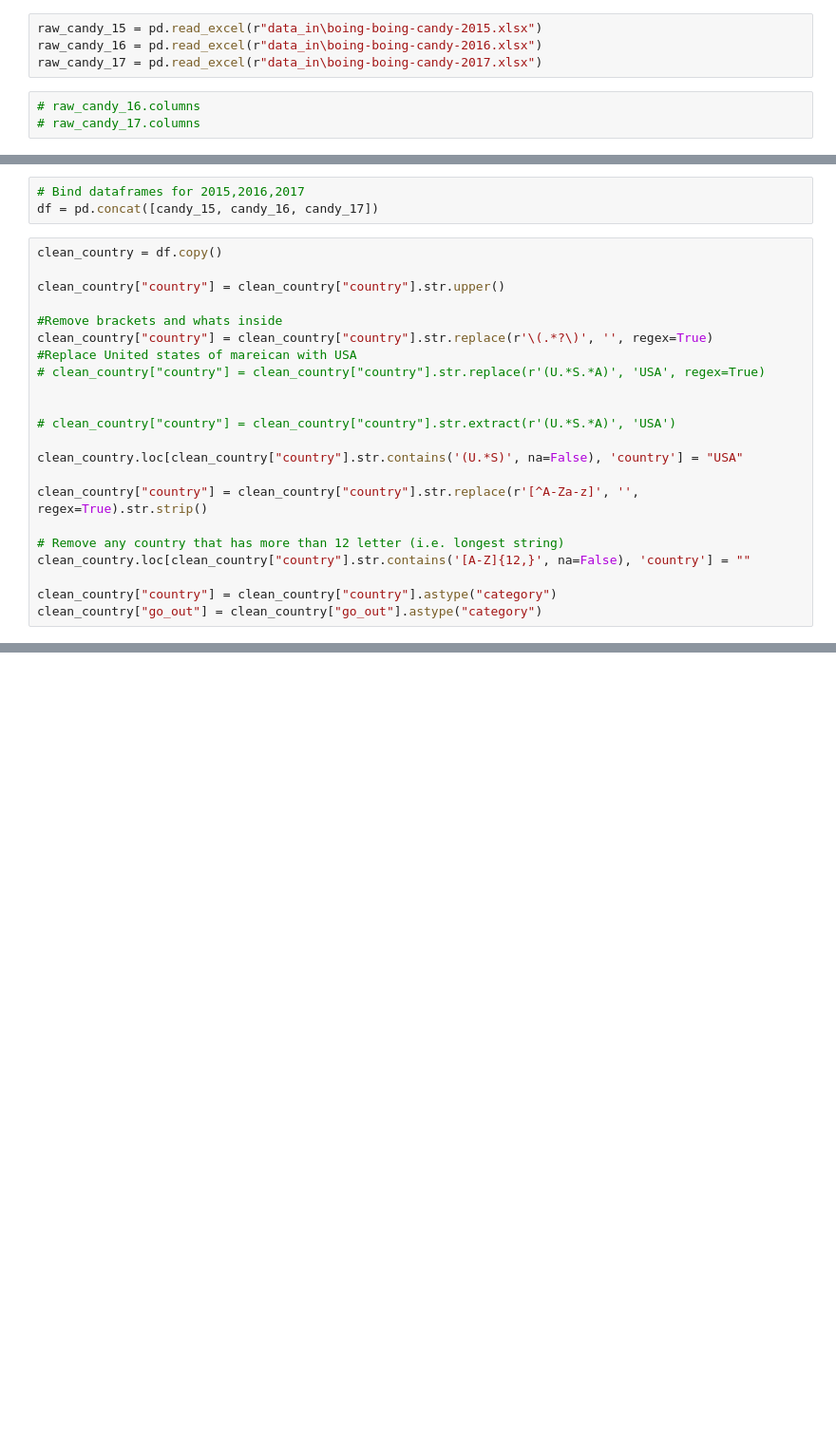
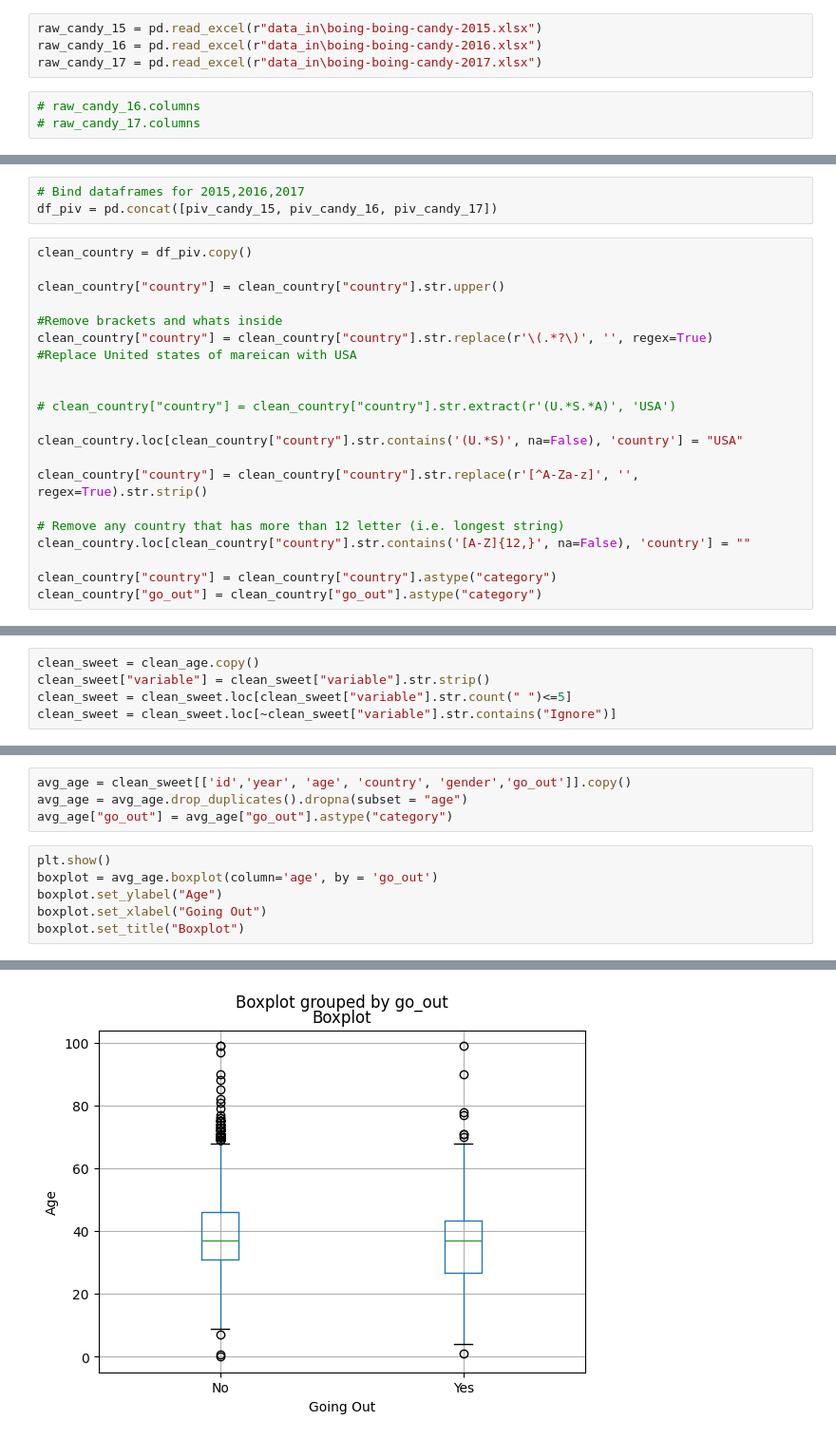
Before and after one commit to kanghinlee/Data_Portfolio, a Jupyter notebook: 01_Dirty_Data_Projects/04_Halloween_Candy_Data/clean_script.ipynb, the cells around one changed output, grey strips where cells are left out. Shown: that part at 95% size. Cells and saved outputs as stored; diff of their text form; blank space fills up the shorter version.

```diff
--- a/01_Dirty_Data_Projects/04_Halloween_Candy_Data/clean_script.ipynb
+++ b/01_Dirty_Data_Projects/04_Halloween_Candy_Data/clean_script.ipynb
@@ -67,15 +87,14 @@ candy_17 = candy_17.melt(id_vars = ['year', 'age', 'country', 'gender'])
 # %%
 # Bind dataframes for 2015,2016,2017
-df = pd.concat([candy_15, candy_16, candy_17])
+df_piv = pd.concat([piv_candy_15, piv_candy_16, piv_candy_17])
 # %%
-clean_country = df.copy()
+clean_country = df_piv.copy()
 
 clean_country["country"] = clean_country["country"].str.upper()
 
 #Remove brackets and whats inside
 clean_country["country"] = clean_country["country"].str.replace(r'\(.*?\)', '', regex=True)
 #Replace United states of mareican with USA
-# clean_country["country"] = clean_country["country"].str.replace(r'(U.*S.*A)', 'USA', regex=True)
 
 
 # clean_country["country"] = clean_country["country"].str.extract(r'(U.*S.*A)', 'USA')
@@ -115,0 +120,5 @@ Name: age, dtype: float64
+# %%
+clean_sweet = clean_age.copy()
+clean_sweet["variable"] = clean_sweet["variable"].str.strip()
+clean_sweet = clean_sweet.loc[clean_sweet["variable"].str.count(" ")<=5]
+clean_sweet = clean_sweet.loc[~clean_sweet["variable"].str.contains("Ignore")]
@@ -115,0 +141,11 @@ Name: age, dtype: float64
+# %%
+avg_age = clean_sweet[['id','year', 'age', 'country', 'gender','go_out']].copy()
+avg_age = avg_age.drop_duplicates().dropna(subset = "age")
+avg_age["go_out"] = avg_age["go_out"].astype("category")
+# %%
+plt.show()
+boxplot = avg_age.boxplot(column='age', by = 'go_out')
+boxplot.set_ylabel("Age")
+boxplot.set_xlabel("Going Out")
+boxplot.set_title("Boxplot")
+# %% [output]
@@ -115,0 +153 @@ Name: age, dtype: float64
+[figure, added]
```
Also changed, not shown: parts of 18 cells of this notebook.
